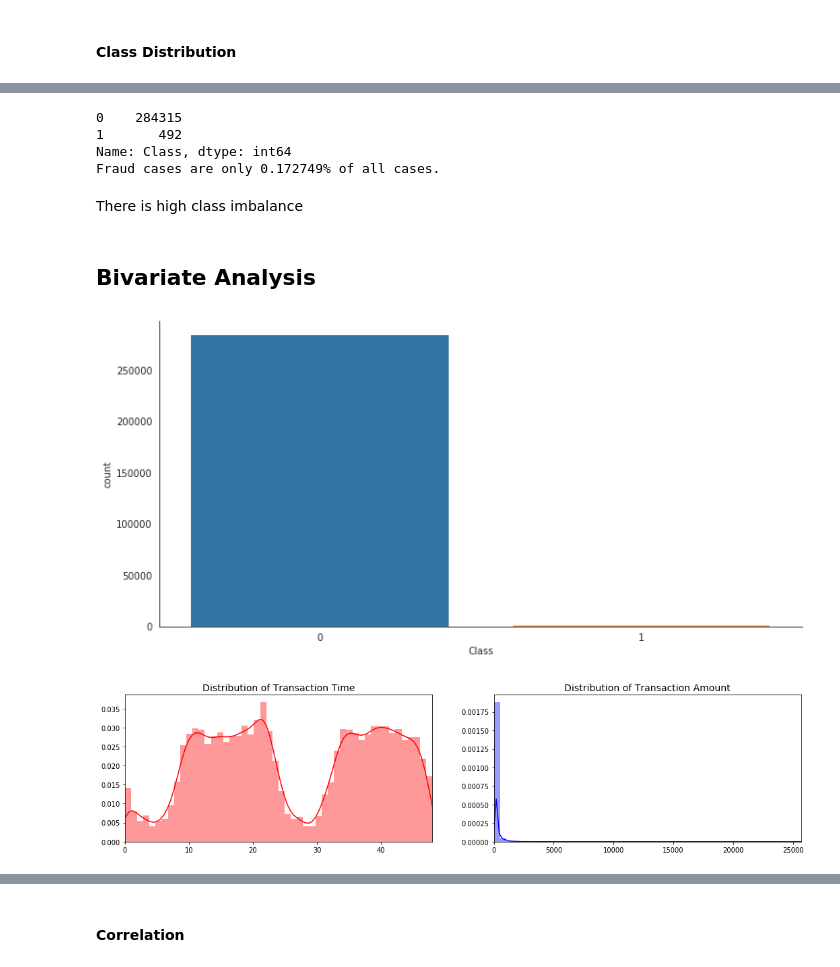
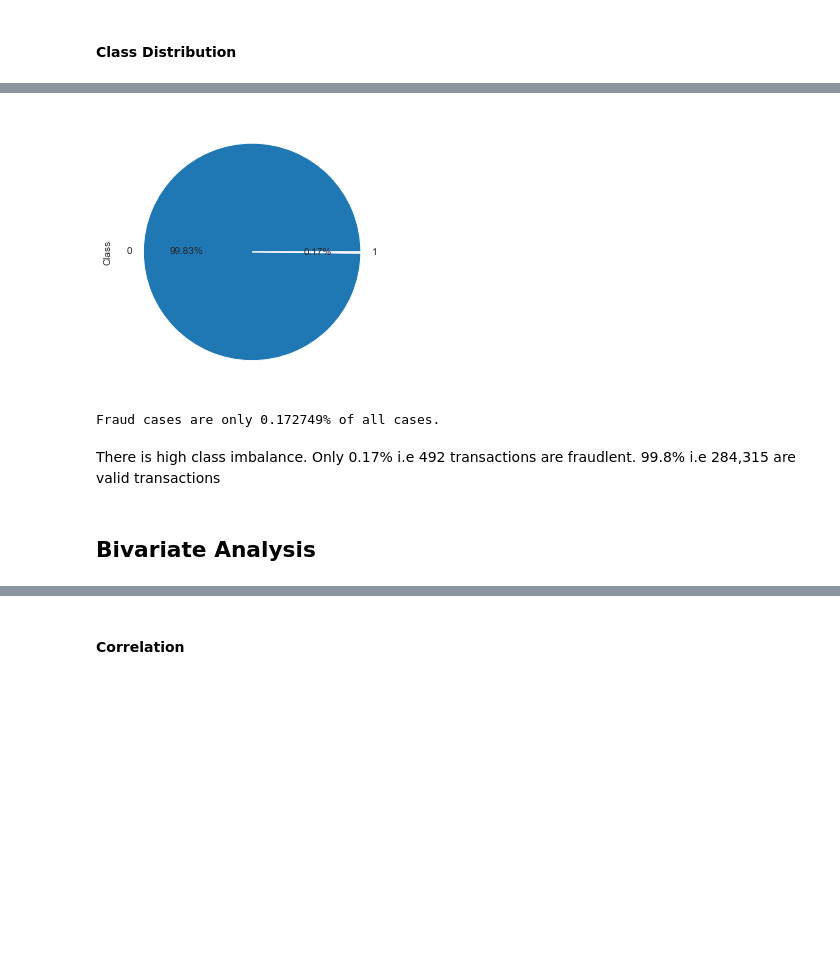
Before and after one commit to kennedynjoroge/Credit_Fraud_Prediction_Using_Kmeans, a Jupyter notebook: Credit Card Fraud Identification.ipynb, the cells around one changed output, grey strips where cells are left out. Cells and saved outputs as stored; diff of their text form; code cells hidden in the pictures; blank space fills up the shorter version.

```diff
--- a/Credit Card Fraud Identification.ipynb
+++ b/Credit Card Fraud Identification.ipynb
@@ -235,34 +350,15 @@ plt.show()
 # %%
-
-sns.countplot(df.Class)
+# Pie chart to display class values
+sns.set_style('whitegrid')
+df['Class'].value_counts().plot(kind='pie', subplots=True, figsize=(10, 5), autopct='%1.2f%%')
+plt.show()
 d = df.Class.value_counts()
-print(d)
 print('Fraud cases are only {:f}% of all cases.'.format(d[1]*100/len(df)))
 # %% [output]
+[figure, added]
-0    284315
-1       492
-Name: Class, dtype: int64
 Fraud cases are only 0.172749% of all cases.
-# %% [markdown]
-There is high class imbalance
+# %% [markdown]
+There is high class imbalance. Only 0.17% i.e 492 transactions are fraudlent. 99.8% i.e 284,315 are valid transactions
 # %% [markdown]
 ## Bivariate Analysis
-# %%
-import seaborn as sns
-
-fig, ax = plt.subplots(1, 2, figsize=(18,4))
-
-# Plot the distribution of 'Time' feature
-sns.distplot(df['Time'].values/(60*60), ax=ax[0], color='r')
-ax[0].set_title('Distribution of Transaction Time', fontsize=14)
-ax[0].set_xlim([min(df['Time'].values/(60*60)), max(df['Time'].values/(60*60))])
-
-sns.distplot(df['Amount'].values, ax=ax[1], color='b')
-ax[1].set_title('Distribution of Transaction Amount', fontsize=14)
-ax[1].set_xlim([min(df['Amount'].values), max(df['Amount'].values)])
-
-plt.show()
-# %% [output]
-[figure, removed]
-[figure, removed]
 # %%
```
Also changed, not shown: parts of 33 cells of this notebook.
